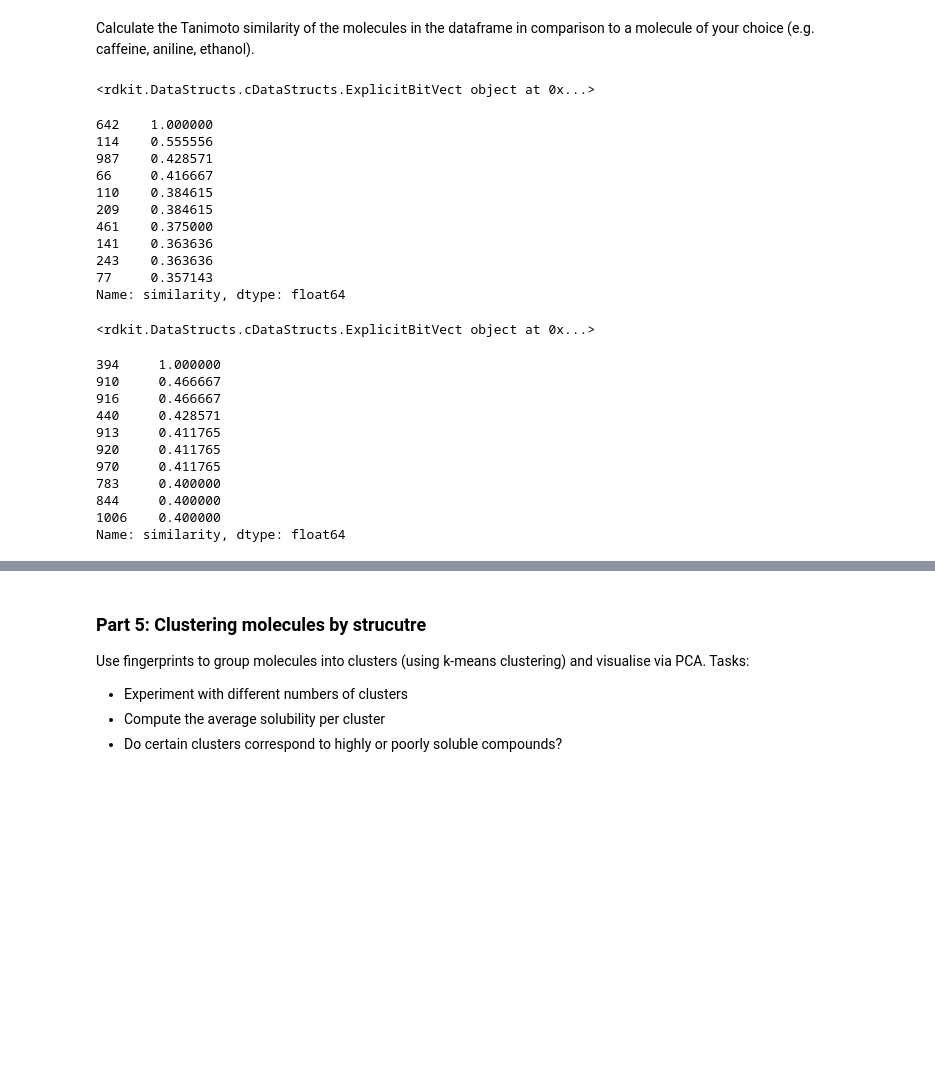
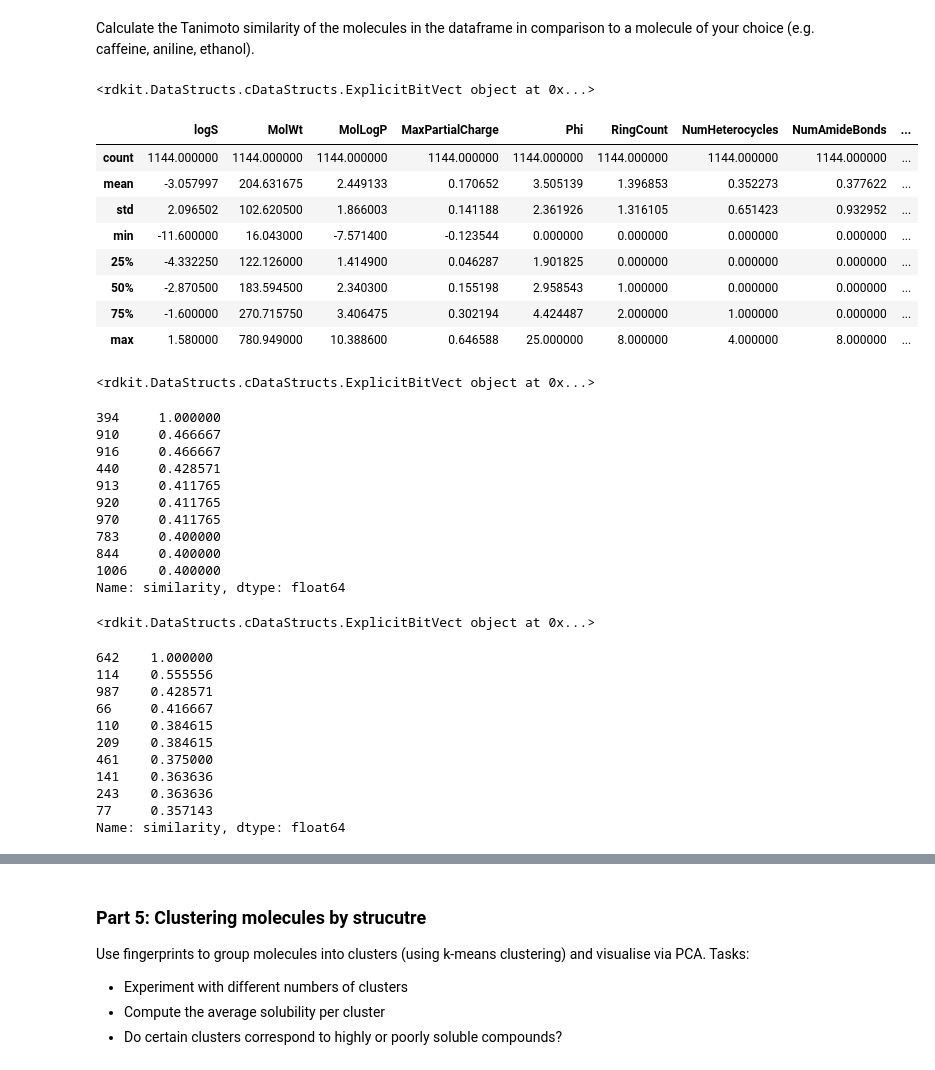
Before and after one commit to mircodill/DSA103, a Jupyter notebook: LifeScienceData/lecture13/RDKIt_Workshop.ipynb, the cells around one changed output, grey strips where cells are left out. Cells and saved outputs as stored; diff of their text form; code cells hidden in the pictures; blank space fills up the shorter version.

```diff
--- a/LifeScienceData/lecture13/RDKIt_Workshop.ipynb
+++ b/LifeScienceData/lecture13/RDKIt_Workshop.ipynb
@@ -154,3 +168,15 @@ Create fingerprints from the SMILES and add them to the dataframe.
 from rdkit.Chem import rdFingerprintGenerator, DataStructs
 
 # use e.g. the morgan FPG: mfpgen = rdFingerprintGenerator.GetMorganGenerator(radius=2,fpSize=2048)
+
+# convert smiles to mol object, then use this in the fingerprint generator
+def mol2fp(smiles):
+    mol = Chem.MolFromSmiles(smiles)
+    fp = mfpgen.GetFingerprint(mol)
+    return fp
+
+# apply is a super handy function to apply a function to each element in a series, can conveniently be combined with lambda functions
+df["fingerprint"] = df["SMILES"].apply(mol2fp)
+# version with lambda:
+# df["fingerprint"] = df["SMILES"].apply(lambda s: mfpgen.GetFingerprint(Chem.MolFromSmiles(s)))
+df.head()
@@ -157,14 +190,25 @@ from rdkit.Chem import rdFingerprintGenerator, DataStructs
 # %% [markdown]
 Calculate the Tanimoto similarity of the molecules in the dataframe in comparison to a molecule of your choice (e.g. caffeine, aniline, ethanol).
 # %%
-query_fp = mol2fp("Nc1ccccc1")
+query_fp = mol2fp("CN1C=NC2=C1C(=O)N(C(=O)N2C)C")
 print(query_fp)
 
 df["similarity"] = df["fingerprint"].apply(lambda fp: DataStructs.TanimotoSimilarity(fp, query_fp))
 df.head()
 df.describe()
+# %% [output]
+<rdkit.DataStructs.cDataStructs.ExplicitBitVect object at 0x...>
+|  | logS | MolWt | MolLogP | MaxPartialCharge | Phi | RingCount | NumHeterocycles | NumAmideBonds | ... |
+| count | 1144.000000 | 1144.000000 | 1144.000000 | 1144.000000 | 1144.000000 | 1144.000000 | 1144.000000 | 1144.000000 | ... |
+| mean | -3.057997 | 204.631675 | 2.449133 | 0.170652 | 3.505139 | 1.396853 | 0.352273 | 0.377622 | ... |
+| std | 2.096502 | 102.620500 | 1.866003 | 0.141188 | 2.361926 | 1.316105 | 0.651423 | 0.932952 | ... |
+| min | -11.600000 | 16.043000 | -7.571400 | -0.123544 | 0.000000 | 0.000000 | 0.000000 | 0.000000 | ... |
+| 25% | -4.332250 | 122.126000 | 1.414900 | 0.046287 | 1.901825 | 0.000000 | 0.000000 | 0.000000 | ... |
+| 50% | -2.870500 | 183.594500 | 2.340300 | 0.155198 | 2.958543 | 1.000000 | 0.000000 | 0.000000 | ... |
+| 75% | -1.600000 | 270.715750 | 3.406475 | 0.302194 | 4.424487 | 2.000000 | 1.000000 | 0.000000 | ... |
+| max | 1.580000 | 780.949000 | 10.388600 | 0.646588 | 25.000000 | 8.000000 | 4.000000 | 8.000000 | ... |
 # %%
-query_fp = mol2fp("OCC") # Ethanol
+query_fp = mol2fp("Nc1ccccc1") # aniline
 print(query_fp)
 
 df["similarity"] = df["fingerprint"].apply(lambda fp: DataStructs.TanimotoSimilarity(fp, query_fp))
@@ -173,19 +217,19 @@ df.describe()
 df['similarity'].nlargest(10)
 # %% [output]
 <rdkit.DataStructs.cDataStructs.ExplicitBitVect object at 0x...>
-642    1.000000
-114    0.555556
-987    0.428571
-66     0.416667
-110    0.384615
-209    0.384615
-461    0.375000
-141    0.363636
-243    0.363636
-77     0.357143
+394     1.000000
+910     0.466667
+916     0.466667
+440     0.428571
+913     0.411765
+920     0.411765
+970     0.411765
+783     0.400000
+844     0.400000
+1006    0.400000
 Name: similarity, dtype: float64
 # %%
-query_fp = mol2fp("Nc1ccccc1") # aniline
+query_fp = mol2fp("OCC")
 print(query_fp)
 
 df["similarity"] = df["fingerprint"].apply(lambda fp: DataStructs.TanimotoSimilarity(fp, query_fp))
@@ -193,14 +237,14 @@ df.describe()
 df['similarity'].nlargest(10)
 # %% [output]
 <rdkit.DataStructs.cDataStructs.ExplicitBitVect object at 0x...>
-394     1.000000
-910     0.466667
-916     0.466667
-440     0.428571
-913     0.411765
-920     0.411765
-970     0.411765
-783     0.400000
-844     0.400000
-1006    0.400000
+642    1.000000
+114    0.555556
+987    0.428571
+66     0.416667
+110    0.384615
+209    0.384615
+461    0.375000
+141    0.363636
+243    0.363636
+77     0.357143
 Name: similarity, dtype: float64
```
Also changed, not shown: parts of 13 cells of this notebook.
